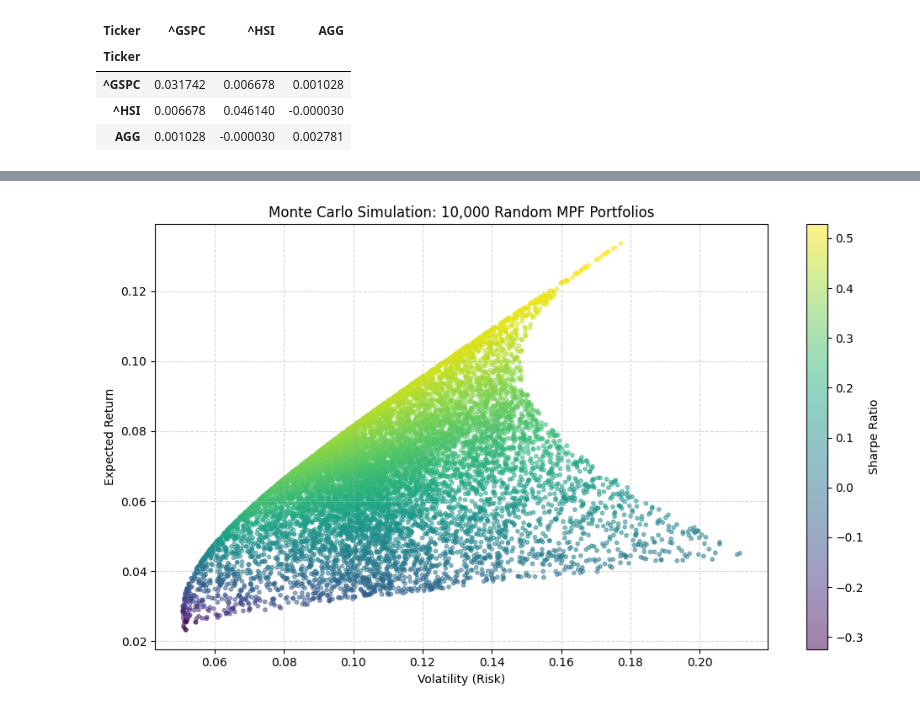
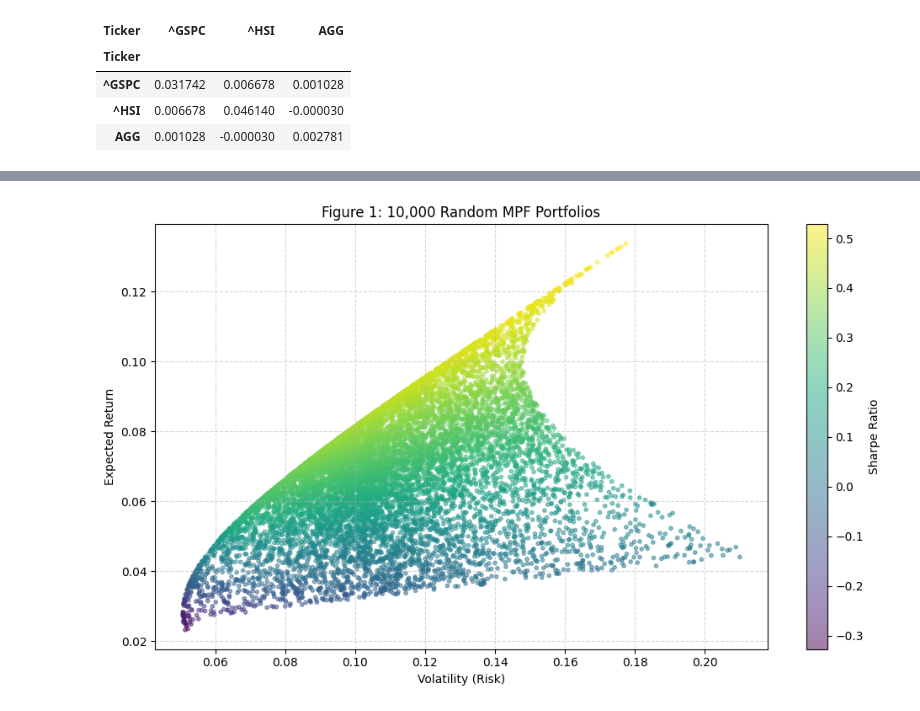
Before and after one commit to dcjznb/Optimizing-Macro-Asset-Allocation-for-Mandatory-Provident-Funds, a Jupyter notebook: MPF_Allocation.ipynb, the cells around one changed output, grey strips where cells are left out. Drawn from its saved outputs; the diff is of its cells as text; code cells hidden in the pictures.

```diff
--- a/MPF_Allocation.ipynb
+++ b/MPF_Allocation.ipynb
@@ -77,6 +76,7 @@ display(annual_cov_matrix)
 | AGG | 0.001028 | -0.000030 | 0.002781 |
 # %%
 # 6. Monte Carlo Simulation
+np.random.seed(42)
 num_portfolios = 10000
 risk_free_rate = 0.04
 results = np.zeros((3, num_portfolios))
@@ -92,19 +92,99 @@ for i in range(num_portfolios):
     port_volatility = np.sqrt(np.dot(weights.T, np.dot(annual_cov_matrix, weights)))
     results[0,i] = port_return
     results[1,i] = port_volatility
-    results[2,i] = (port_return - risk_free_rate) / port_volatility
+    results[2,i] = (port_return - risk_free_rate) / port_volatility if port_volatility > 1e-12 else np.nan
+
 results_df = pd.DataFrame(results.T, columns=['Return', 'Volatility', 'Sharpe'])
 
-# 7. Plot the simulated portfolios
+# 7. Define Objective Functions for Optimization
+def calc_portfolio_perf(weights, returns, cov_matrix, rf_rate):
+    p_ret = np.sum(weights * returns)
+    p_vol = np.sqrt(np.dot(weights.T, np.dot(cov_matrix, weights)))
+    return p_ret, p_vol
+
+def neg_sharpe(weights, returns, cov_matrix, rf_rate):
+    p_ret, p_vol = calc_portfolio_perf(weights, returns, cov_matrix, rf_rate)
+    if p_vol <= 1e-12:
+        return np.inf
+    return -(p_ret - rf_rate) / p_vol
+
+def get_volatility(weights, returns, cov_matrix, rf_rate):
+    return calc_portfolio_perf(weights, returns, cov_matrix, rf_rate)[1]
+
+# 8. Constraints and Bounds
+num_assets = len(tickers)
+args = (annual_returns, annual_cov_matrix, risk_free_rate)
+constraints = ({'type': 'eq', 'fun': lambda x: np.sum(x) - 1})
+bounds = tuple((0.0, 1.0) for asset in range(num_assets))
+initial_guess = num_assets * [1. / num_assets]
+
+# 9. Run Optimizations
+opt_sharpe = sco.minimize(neg_sharpe, initial_guess, args=args,
+                          method='SLSQP', bounds=bounds, constraints=constraints)
+if not opt_sharpe.success:
+    raise RuntimeError(f"Max Sharpe optimization failed: {opt_sharpe.message}")
+
+opt_min_vol = sco.minimize(get_volatility, initial_guess, args=args,
+                           method='SLSQP', bounds=bounds, constraints=constraints)
+if not opt_min_vol.success:
+    raise RuntimeError(f"Min Volatility optimization failed: {opt_min_vol.message}")
+
+# 10. Display Final Results
+print("=" * 50)
+print("OPTIMAL PORTFOLIO 1: Maximum Sharpe Ratio (Aggressive)")
+print("-" * 50)
+sharpe_weights = pd.DataFrame(opt_sharpe.x, index=tickers, columns=['Allocation (%)'])
+sharpe_weights['Allocation (%)'] = (sharpe_weights['Allocation (%)'] * 100).round(2)
+display(sharpe_weights)
+
+print("\n" + "=" * 50)
+print("OPTIMAL PORTFOLIO 2: Global Minimum Volatility (Conservative)")
+print("-" * 50)
+min_vol_weights = pd.DataFrame(opt_min_vol.x, index=tickers, columns=['Allocation (%)'])
+min_vol_weights['Allocation (%)'] = (min_vol_weights['Allocation (%)'] * 100).round(2)
+display(min_vol_weights)
+
+# 11. Data Visualization
+target_returns = np.linspace(results_df['Return'].min(), results_df['Return'].max(), 50)
+efficient_vols = []
+
+for tr in target_returns:
+    cons = ({'type': 'eq', 'fun': lambda x: np.sum(x) - 1},
+            {'type': 'eq', 'fun': lambda x: calc_portfolio_perf(x, annual_returns, annual_cov_matrix, risk_free_rate)[0] - tr})
+    res = sco.minimize(get_volatility, initial_guess, args=args, method='SLSQP', bounds=bounds, constraints=cons)
+    if not res.success:
+        raise RuntimeError(f"Efficient frontier optimization failed at target return {tr:.4f}: {res.message}")
+    efficient_vols.append(res.fun)
+
 plt.figure(figsize=(10, 6))
-plt.scatter(results_df['Volatility'], results_df['Return'],
-            c=results_df['Sharpe'], cmap='viridis', marker='o', s=10, alpha=0.5)
+plt.scatter(results_df['Volatility'], results_df['Return'], c=results_df['Sharpe'], cmap='viridis', marker='o', s=10, alpha=0.5)
 plt.colorbar(label='Sharpe Ratio')
 plt.xlabel('Volatility (Risk)')
 plt.ylabel('Expected Return')
-plt.title('Monte Carlo Simulation: 10,000 Random MPF Portfolios')
+plt.title('Figure 1: 10,000 Random MPF Portfolios')
 plt.grid(True, linestyle='--', alpha=0.5)
 plt.tight_layout()
 plt.show()
+
+plt.figure(figsize=(10, 6))
+plt.scatter(results_df['Volatility'], results_df['Return'], c=results_df['Sharpe'], cmap='viridis', marker='o', s=10, alpha=0.3)
+plt.colorbar(label='Sharpe Ratio')
+plt.plot(efficient_vols, target_returns, 'r--', linewidth=3, label='Efficient Frontier')
+
+max_sharpe_ret = calc_portfolio_perf(opt_sharpe.x, annual_returns, annual_cov_matrix, risk_free_rate)[0]
+max_sharpe_vol = calc_portfolio_perf(opt_sharpe.x, annual_returns, annual_cov_matrix, risk_free_rate)[1]
+plt.scatter(max_sharpe_vol, max_sharpe_ret, marker='*', color='r', s=500, label='Max Sharpe')
+
+min_vol_ret = calc_portfolio_perf(opt_min_vol.x, annual_returns, annual_cov_matrix, risk_free_rate)[0]
+min_vol_vol = calc_portfolio_perf(opt_min_vol.x, annual_returns, annual_cov_matrix, risk_free_rate)[1]
+plt.scatter(min_vol_vol, min_vol_ret, marker='*', color='g', s=500, label='Min Volatility')
+
+plt.xlabel('Volatility (Risk)')
+plt.ylabel('Expected Return')
+plt.title('Figure 2: Efficient Frontier & Optimal Portfolios')
+plt.legend(labelspacing=0.8)
+plt.grid(True, linestyle='--', alpha=0.5)
+plt.tight_layout()
+plt.show()
 # %% [output]
 Running Monte Carlo Simulation for 10,000 portfolios...
@@ -111 +205 @@ Running Monte Carlo Simulation for 10,000 portfolios...
-[figure, old version]
+[figure, new version]
```
Also changed, not shown: parts of 6 cells of this notebook.
